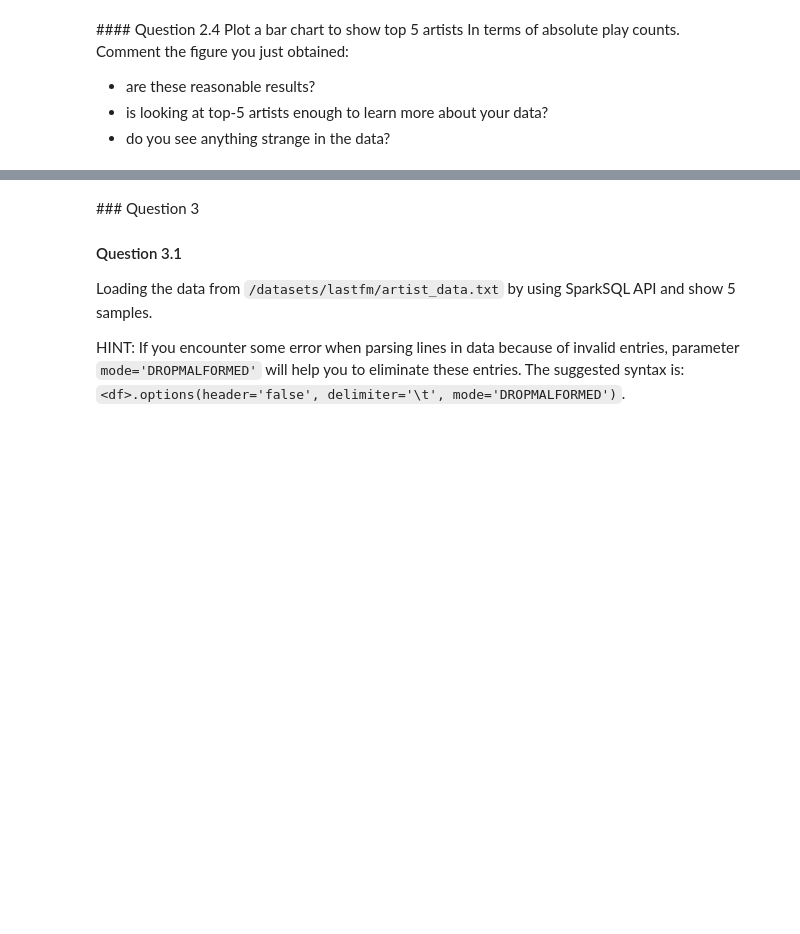
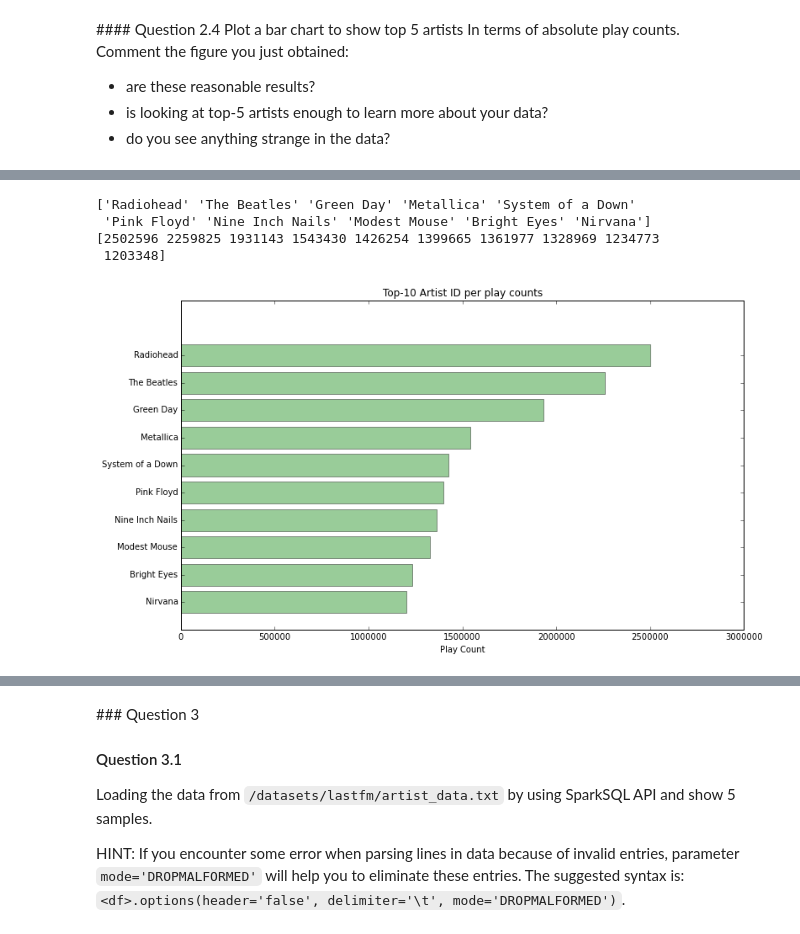
Before and after one commit to MatteoRomiti/Algorithmic-Machine-Learning, a Jupyter notebook: Notebooks/[Lecture 3+4] Recommender algorithm - Music recommendations.ipynb, the cells around one changed output, grey strips where cells are left out. Saved outputs shown, nothing was run; the diff lists cells and outputs as text; code cells hidden in the pictures; blank space fills up the shorter version.

```diff
--- a/Notebooks/[Lecture 3+4] Recommender algorithm - Music recommendations.ipynb
+++ b/Notebooks/[Lecture 3+4] Recommender algorithm - Music recommendations.ipynb
@@ -564,3 +543,29 @@ We will try to find whether a single singer has two different IDs.
+# %%
+sortedPD = pd.DataFrame(data=sortedTopArtistsDF.limit(10).collect())
+#artists = sortedPD[2].values.tolist()
+#counts = sortedPD[1].values.tolist()
+artists = sortedPD[2].values
+counts = sortedPD[1].values
+
+print(artists)
+print(counts)
+# %% [output]
+['Radiohead' 'The Beatles' 'Green Day' 'Metallica' 'System of a Down'
+ 'Pink Floyd' 'Nine Inch Nails' 'Modest Mouse' 'Bright Eyes' 'Nirvana']
+[2502596 2259825 1931143 1543430 1426254 1399665 1361977 1328969 1234773
+ 1203348]
+# %%
+y_pos = np.arange(len(artists))
+plt.figure(figsize=(12,7))
+
+plt.barh(y_pos, counts, align='center', alpha=0.4, color='green')
+plt.yticks(y_pos, artists)
+plt.gca().invert_yaxis()
+plt.xlabel('Play Count')
+plt.title('Top-10 Artist ID per play counts')
+plt.show()
+# %% [output]
+[figure, added]
 # %% [markdown]
 ![](https://farm2.staticflickr.com/1604/24934700445_833f0a5649_t.jpg)
 # %% [markdown]
```
Also changed, not shown: parts of 72 cells of this notebook, 1 other file.
